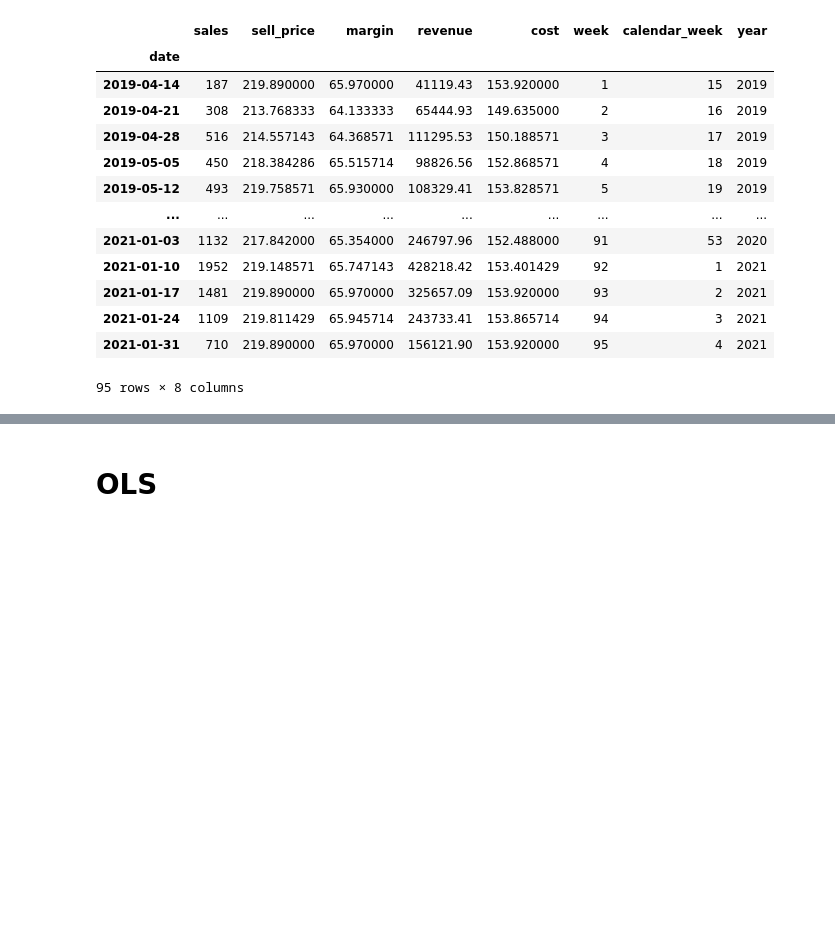
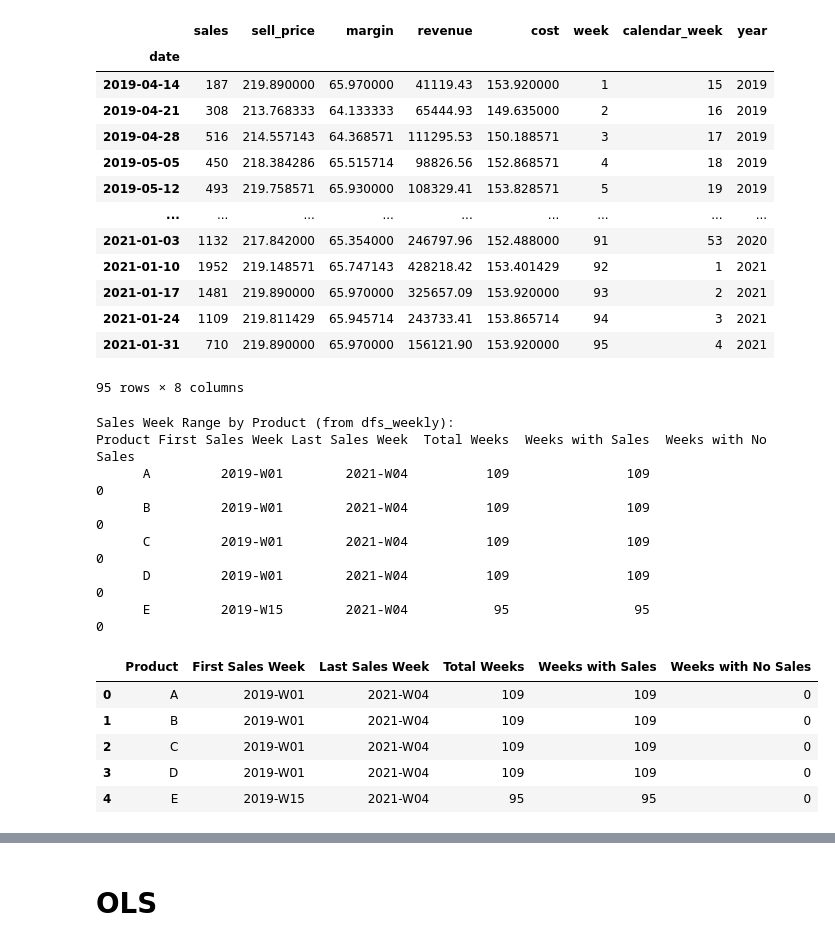
Before and after one commit to insoucyant/Pricing, a Jupyter notebook: analysis.ipynb, the cells around one changed output, grey strips where cells are left out. Cells and saved outputs as stored; diff of their text form; code cells hidden in the pictures; blank space fills up the shorter version.

Commit message:
Updated the weekly functions

```diff
--- a/analysis.ipynb
+++ b/analysis.ipynb
@@ -214,10 +82,10 @@ df_product_A.sample(10)
 # %%
-
+# Create weekly data for each product
 
 for product, df_prod in zip(products, dfs):
     df_weekly = sf.create_weekly_data(df_prod)
     globals()[f'df_weekly_{product}'] = df_weekly
-
+dfs_weekly = [df_weekly_A, df_weekly_B, df_weekly_C, df_weekly_D, df_weekly_E]
 df_weekly_E
 # %% [output]
 |  | sales | sell_price | margin | revenue | cost | week | calendar_week | year |
@@ -234,4 +102,52 @@ df_weekly_E
 | 2021-01-24 | 1109 | 219.811429 | 65.945714 | 243733.41 | 153.865714 | 94 | 3 | 2021 |
 | 2021-01-31 | 710 | 219.890000 | 65.970000 | 156121.90 | 153.920000 | 95 | 4 | 2021 |
 95 rows × 8 columns
+# %%
+# Create sales week range from dfs_weekly
+products = ['A', 'B', 'C', 'D', 'E']
+sales_week_range = []
+
+for product, df_weekly in zip(products, dfs_weekly):
+    # Extract year-week from index
+    df_weekly_copy = df_weekly.copy()
+    df_weekly_copy['year_week'] = df_weekly_copy.index.isocalendar().year.astype(str) + '-W' + df_weekly_copy.index.isocalendar().week.astype(str).str.zfill(2)
+
+    unique_weeks = df_weekly_copy['year_week'].unique()
+    first_week = unique_weeks[0]
+    last_week = unique_weeks[-1]
+    weeks_with_sales = len(unique_weeks)
+
+    # Calculate total weeks from first to last
+    first_date = df_weekly.index.min()
+    last_date = df_weekly.index.max()
+    total_weeks = ((last_date - first_date).days // 7) + 1
+    weeks_no_sales = total_weeks - weeks_with_sales
+
+    sales_week_range.append({
+        'Product': product,
+        'First Sales Week': first_week,
+        'Last Sales Week': last_week,
+        'Total Weeks': total_weeks,
+        'Weeks with Sales': weeks_with_sales,
+        'Weeks with No Sales': weeks_no_sales
+    })
+
+sales_week_df_weekly = pd.DataFrame(sales_week_range)
+print("Sales Week Range by Product (from dfs_weekly):")
+print(sales_week_df_weekly.to_string(index=False))
+sales_week_df_weekly
+# %% [output]
+Sales Week Range by Product (from dfs_weekly):
+Product First Sales Week Last Sales Week  Total Weeks  Weeks with Sales  Weeks with No Sales
+      A         2019-W01        2021-W04          109               109                    0
+      B         2019-W01        2021-W04          109               109                    0
+      C         2019-W01        2021-W04          109               109                    0
+      D         2019-W01        2021-W04          109               109                    0
+      E         2019-W15        2021-W04           95                95                    0
+|  | Product | First Sales Week | Last Sales Week | Total Weeks | Weeks with Sales | Weeks with No Sales |
+| 0 | A | 2019-W01 | 2021-W04 | 109 | 109 | 0 |
+| 1 | B | 2019-W01 | 2021-W04 | 109 | 109 | 0 |
+| 2 | C | 2019-W01 | 2021-W04 | 109 | 109 | 0 |
+| 3 | D | 2019-W01 | 2021-W04 | 109 | 109 | 0 |
+| 4 | E | 2019-W15 | 2021-W04 | 95 | 95 | 0 |
 # %%
```
Also changed, not shown: parts of 6 cells of this notebook.
